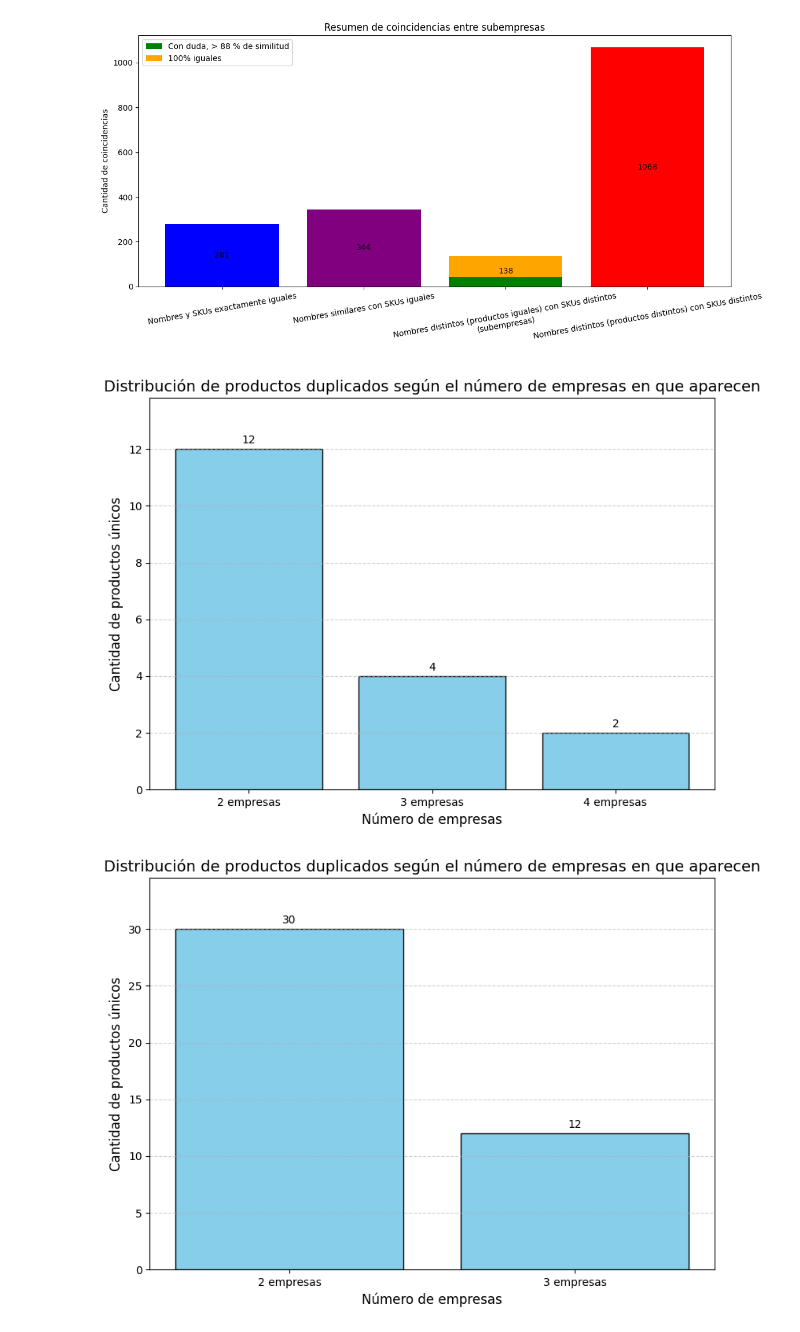
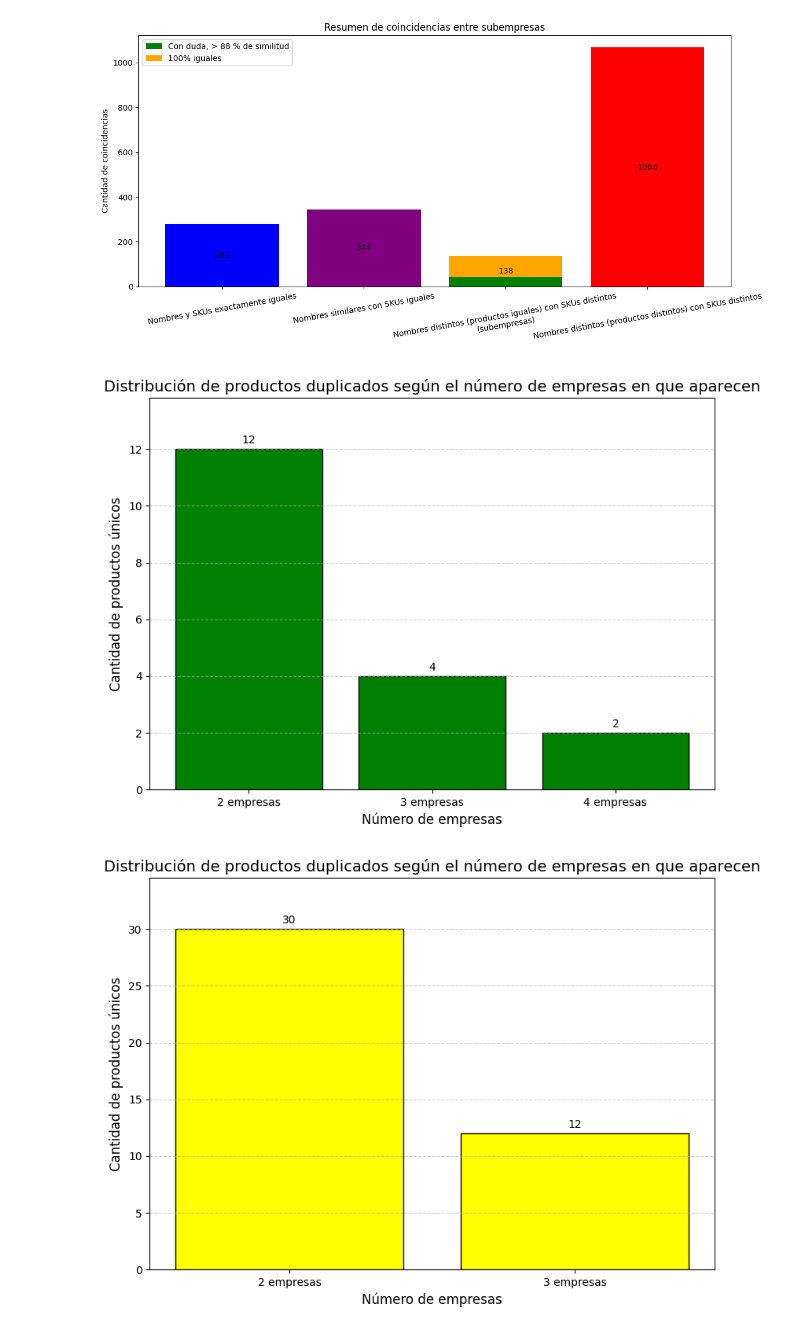
Before and after one commit to KabeliDev/prisa-eda, a Jupyter notebook: results.ipynb, the cells around one changed output. Cells and saved outputs as stored; diff of their text form; code cells hidden in the pictures.

```diff
--- a/results.ipynb
+++ b/results.ipynb
@@ -139,12 +139,12 @@ partial_matches_stats= count_product_distribution_dict_only(output_partial)
 # Nombres distintos (productos iguales) con SKUs distintos (los casos que necesitan la revisión)
 # Si por ejemplo hay producto que tiene 2 parecidos por nombres en 2 otras esmpresas todos sus 3 variaciones se cuentan como solo uno producto
 
-graficar_distribucion_productos(needs_review_stats)
+graficar_distribucion_productos(needs_review_stats, "green")
 # %% [output]
-[figure, old version]
+[figure, new version]
 # %%
 #Nombres distintos (productos iguales) con SKUs distintos (los casos seguros)
-graficar_distribucion_productos(confident_stats)
+graficar_distribucion_productos(confident_stats, "yellow")
 # %% [output]
-[figure, old version]
+[figure, new version]
 # %%
```
Also changed, not shown: parts of 2 cells of this notebook, 1 other file.
